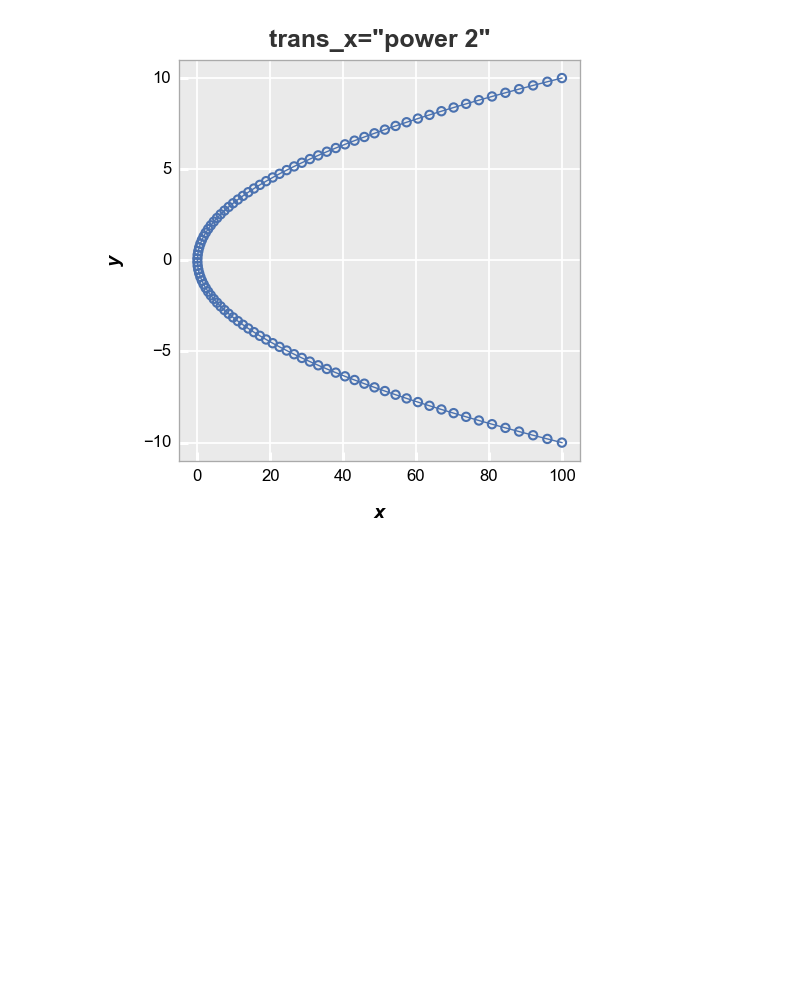
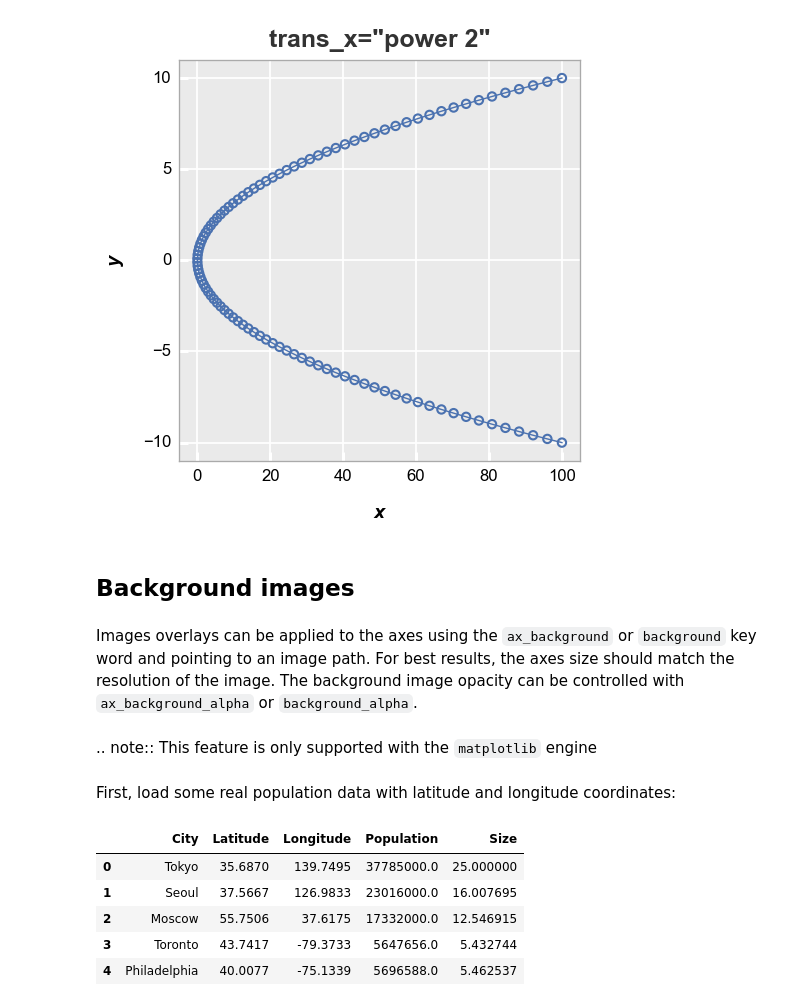
Before and after one commit to endangeredoxen/fivecentplots, a Jupyter notebook: doc/basics/misc.ipynb, the cells around one changed output. Drawn from its saved outputs; the diff is of its cells as text; code cells hidden in the pictures; blank space fills up the shorter version.

```diff
--- a/doc/basics/misc.ipynb
+++ b/doc/basics/misc.ipynb
@@ -180,3 +180,21 @@ fcp.plot(dft, x='x', y='y', trans_y='nq', title='trans_y="nq"')
 fcp.plot(dft, x='x', y='y', trans_x=['power', 2], title='trans_x="power 2"')
 # %% [output]
 [figure]
+# %% [markdown]
+## Background images
+# %% [markdown]
+Images overlays can be applied to the axes using the `ax_background` or `background` key word and pointing to an image path.  For best results, the axes size should match the resolution of the image.  The background image opacity can be controlled with `ax_background_alpha` or `background_alpha`.
+# %% [markdown]
+.. note:: This feature is only supported with the `matplotlib` engine
+# %% [markdown]
+First, load some real population data with latitude and longitude coordinates:
+# %%
+df_map = fcp.get_test_data('real_data_population.csv')
+df_map.head()
+# %% [output]
+|  | City | Latitude | Longitude | Population | Size |
+| 0 | Tokyo | 35.6870 | 139.7495 | 37785000.0 | 25.000000 |
+| 1 | Seoul | 37.5667 | 126.9833 | 23016000.0 | 16.007695 |
+| 2 | Moscow | 55.7506 | 37.6175 | 17332000.0 | 12.546915 |
+| 3 | Toronto | 43.7417 | -79.3733 | 5647656.0 | 5.432744 |
+| 4 | Philadelphia | 40.0077 | -75.1339 | 5696588.0 | 5.462537 |
```
Also changed, not shown: parts of 5 cells of this notebook, 8 other files.
